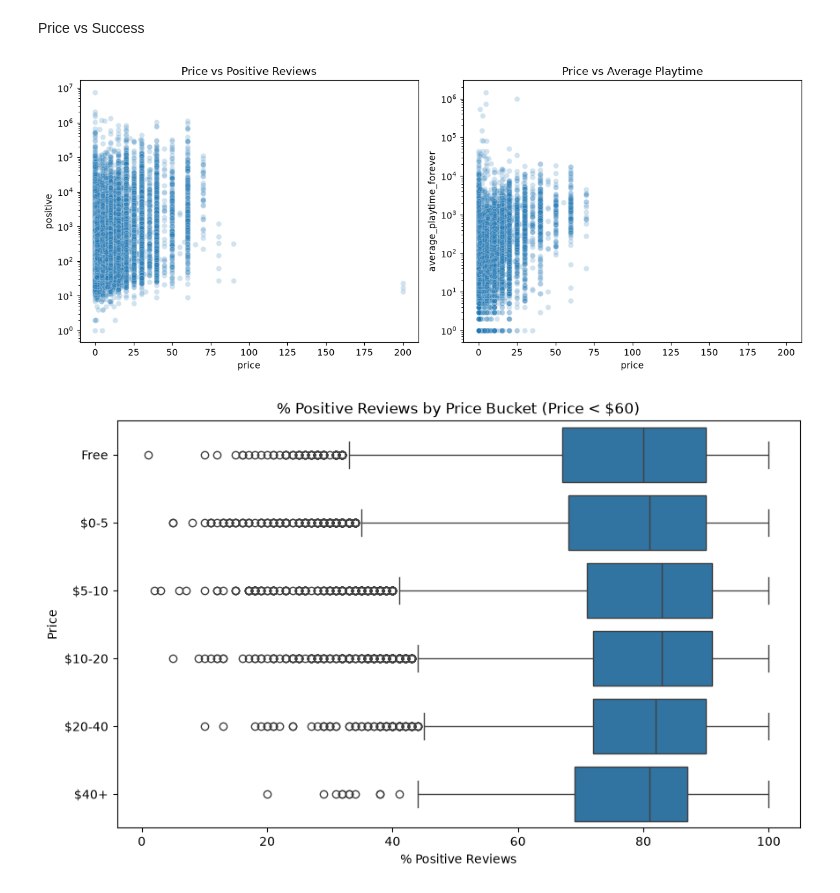
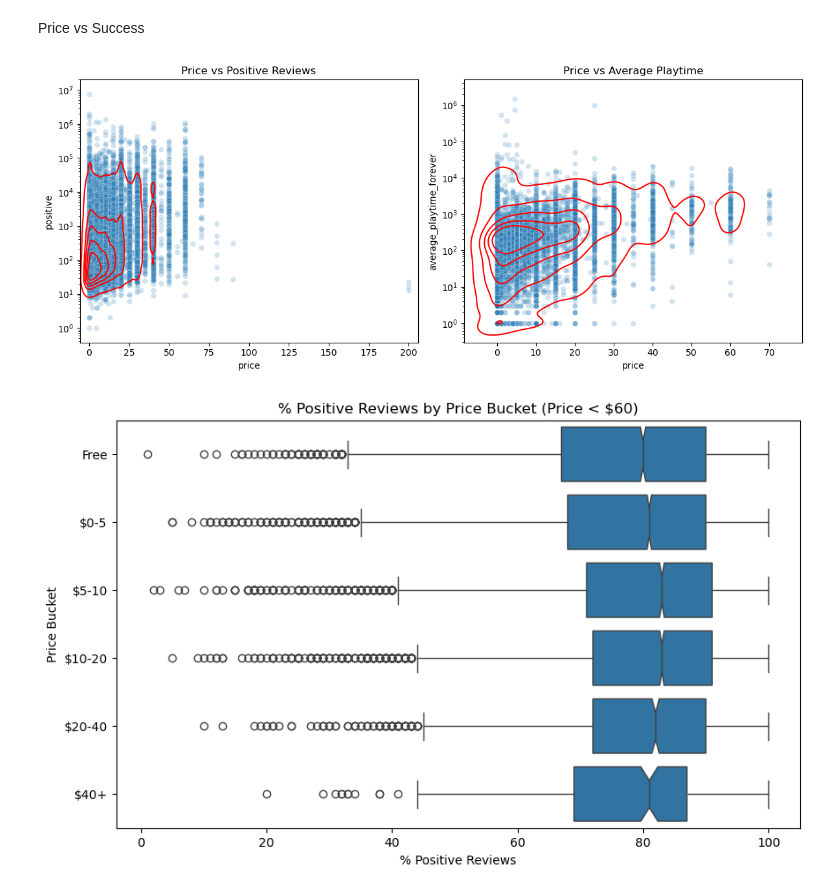
Before and after one commit to rakeikahukoti-del/DATA301-GP, a Jupyter notebook: notebooks/eda-joanna.ipynb, the cells around one changed output. Cells and saved outputs as stored; diff of their text form; code cells hidden in the pictures.

```diff
--- a/notebooks/eda-joanna.ipynb
+++ b/notebooks/eda-joanna.ipynb
@@ -184,18 +180,31 @@ Price vs Success
 # %%
 fig, axes = plt.subplots(1, 2, figsize=(12, 5))
 
-sns.scatterplot(data=steam_reviewed, x='price', y='positive', alpha=0.2, ax=axes[0])
+plot_data_pos = steam_reviewed[(steam_reviewed['positive'] > 0)]
+
+sns.scatterplot(data=plot_data_pos, x='price', y='positive', alpha=0.2, ax=axes[0])
+sns.kdeplot(
+    data=plot_data_pos, x='price', y='positive',
+    log_scale=(False, True), color='red', levels=6, ax=axes[0]
+)
 axes[0].set_yscale('log')
 axes[0].set_title('Price vs Positive Reviews')
 
-sns.scatterplot(data=steam_reviewed, x='price', y='average_playtime_forever', alpha=0.2, ax=axes[1])
+plot_data_playtime = steam_reviewed[(steam_reviewed['average_playtime_forever'] > 0)]
+
+sns.scatterplot(data=plot_data_playtime, x='price', y='average_playtime_forever', alpha=0.2, ax=axes[1])
+sns.kdeplot(
+    data=plot_data_playtime, x='price', y='average_playtime_forever',
+    log_scale=(False, True), color='red', levels=6, ax=axes[1]
+)
 axes[1].set_yscale('log')
 axes[1].set_title('Price vs Average Playtime')
 
 plt.tight_layout()
+plt.savefig("Figure8.svg", format="svg", bbox_inches="tight")
 plt.show()
 # %% [output]
-[figure, old version]
+[figure, new version]
 # %%
 steam_reviewed['price_bucket'] = pd.cut(
     steam_reviewed['price'],
@@ -205,10 +214,15 @@ steam_reviewed['price_bucket'] = pd.cut(
 steam_reviewed['is_free'] = steam_reviewed['price'] == 0
 steam_reviewed.groupby('is_free')[['positive', 'pct_pos_total', 'average_playtime_forever']].median()
 plt.figure(figsize=(10, 6))
-sns.boxplot(data=steam_reviewed[steam_reviewed['price'] < 60], x='pct_pos_total', y='price_bucket')
+sns.boxplot(
+    data=steam_reviewed[steam_reviewed['price'] < 60],
+    x='pct_pos_total', y='price_bucket',
+    notch=True
+)
 plt.title('% Positive Reviews by Price Bucket (Price < $60)')
 plt.xlabel('% Positive Reviews')
-plt.ylabel('Price')
+plt.ylabel('Price Bucket')
+plt.savefig("Figure9.svg", format="svg", bbox_inches="tight")
 plt.show()
 # %% [output]
-[figure, old version]
+[figure, new version]
```
Also changed, not shown: parts of 8 cells of this notebook, 4 other files.
